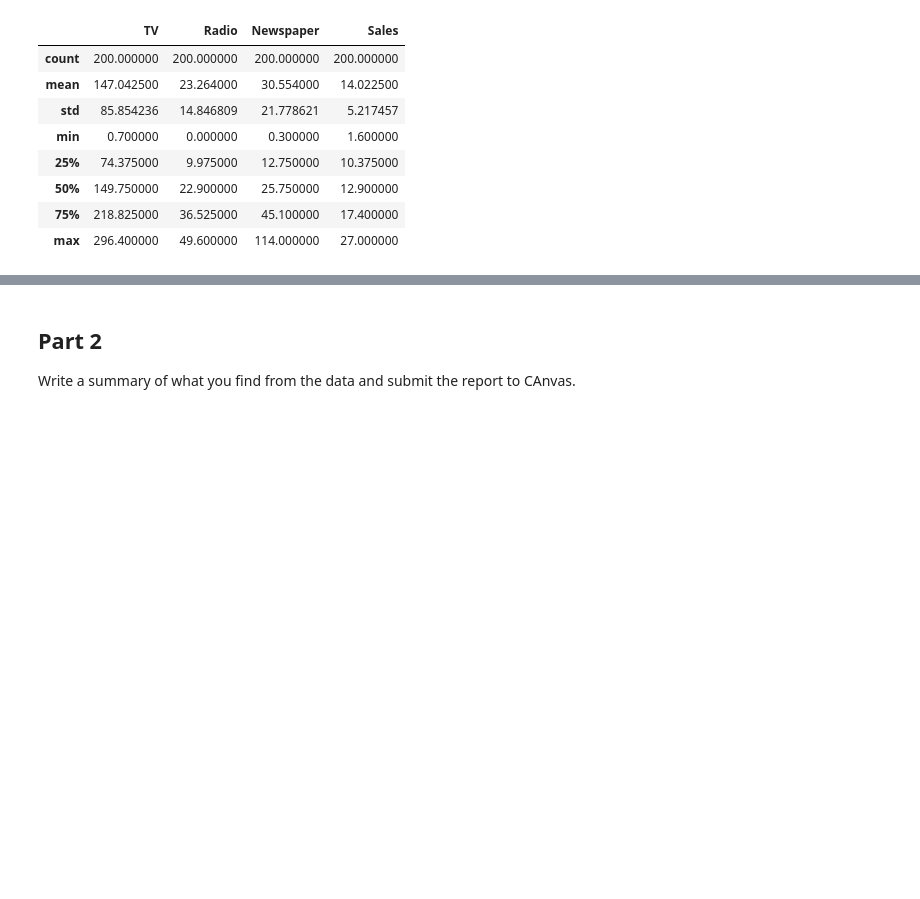
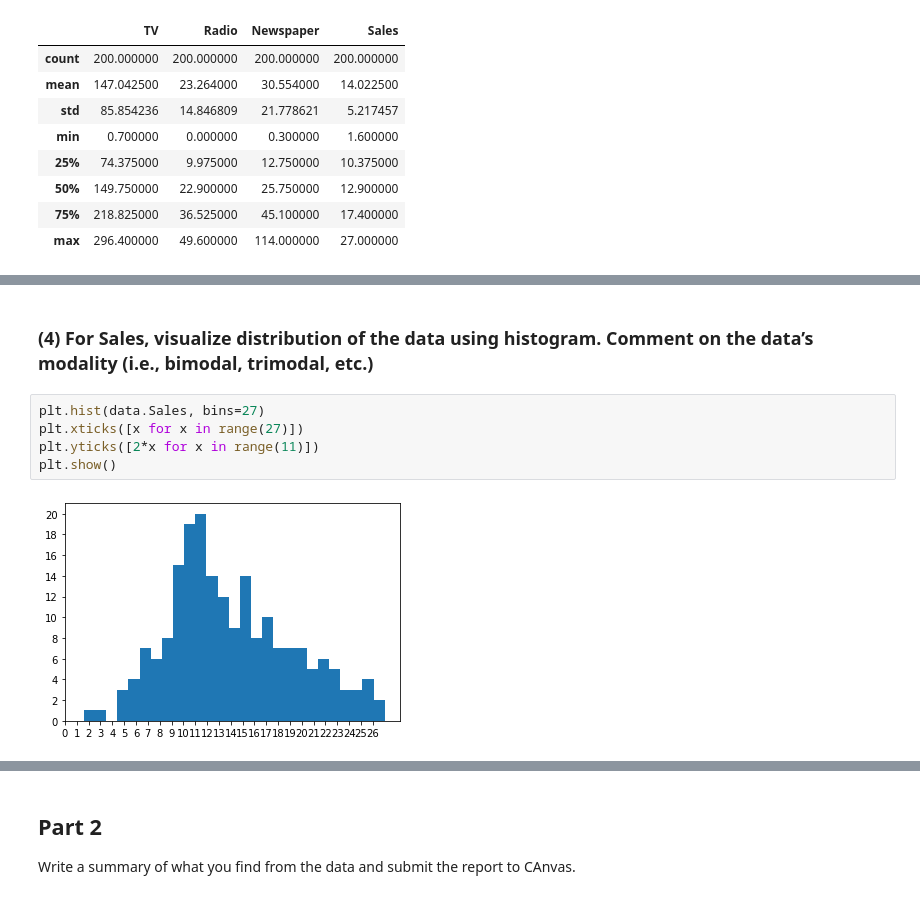
Before and after one commit to miamrodgers/4310-ML, a Jupyter notebook: ME1_simpleAnalysis/data_analysis.ipynb, the cells around one changed output, grey strips where cells are left out. Cells and saved outputs as stored; diff of their text form; blank space fills up the shorter version.

```diff
--- a/ME1_simpleAnalysis/data_analysis.ipynb
+++ b/ME1_simpleAnalysis/data_analysis.ipynb
@@ -102,0 +125,10 @@ data.describe()
+# %% [markdown]
+
+### (4) For Sales, visualize distribution of the data using histogram. Comment on the data’s modality (i.e., bimodal, trimodal, etc.)
+# %%
+plt.hist(data.Sales, bins=27)
+plt.xticks([x for x in range(27)])
+plt.yticks([2*x for x in range(11)])
+plt.show()
+# %% [output]
+[figure, added]
```
Also changed, not shown: parts of 16 cells of this notebook, 1 other file.
